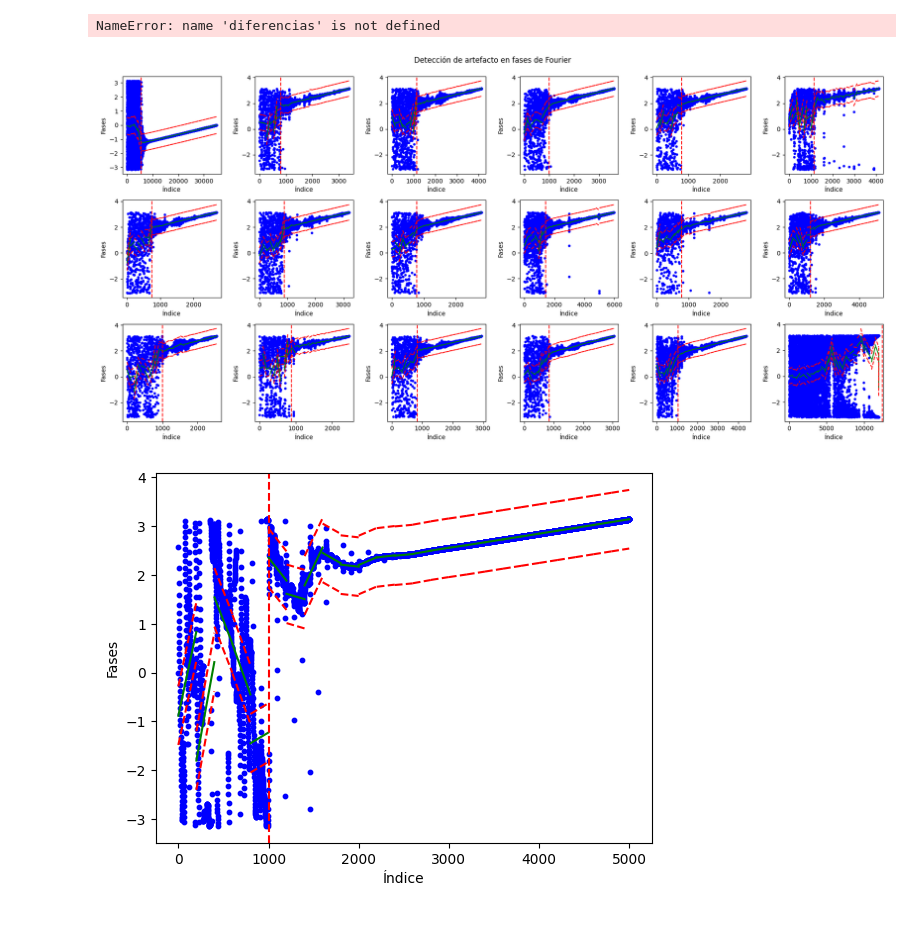
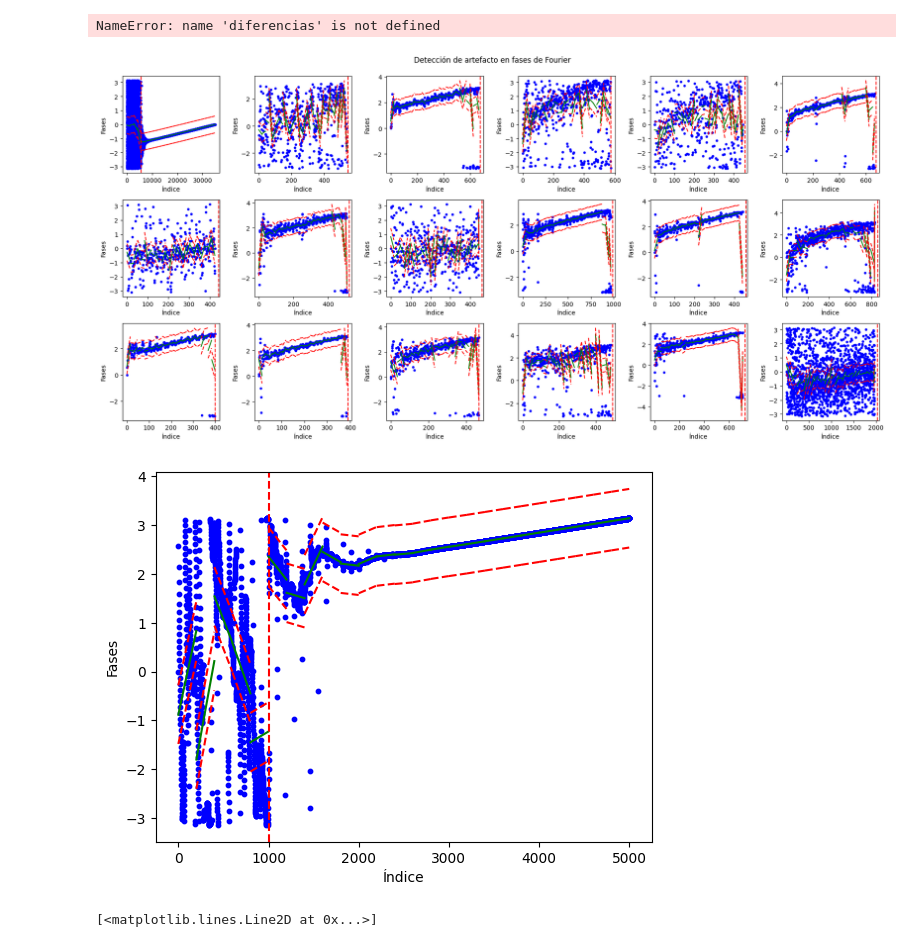
Before and after one commit to EduardoGarcia528/Tesis, a Jupyter notebook: segmented_lineal_regression.ipynb, the cells around one changed output. Saved outputs shown, nothing was run; the diff lists cells and outputs as text; code cells hidden in the pictures.

Commit message:
running avg

```diff
--- a/segmented_lineal_regression.ipynb
+++ b/segmented_lineal_regression.ipynb
@@ -407,6 +407,39 @@ def lorenz_system(x0, y0, z0, sigma=10, rho=1005, beta=8/3, dt=0.001, steps=1000
         z[i] = z[i-1] + (kz1 + 2 * kz2 + 2 * kz3 + kz4) / 6
 
     return x, y, z
+# %%
+def m(composer,serie, n=50, step=1):
+    """
+    Calcula el running average (promedio móvil) de un array con una ventana deslizante de tamaño n y un paso dado.
+
+    Parameters:
+        array (list o np.ndarray): El array de entrada.
+        n (int): Tamaño de la ventana deslizante.
+        step (int): Cantidad de pasos que la ventana se desplaza cada vez. Por defecto es 1.
+
+    Returns:
+        np.ndarray: El array con los promedios móviles.
+    """
+    array = composers_Hz[composer]['Serie_'+str(serie)]
+    if n <= 0:
+        raise ValueError("El tamaño de la ventana debe ser mayor que 0.")
+    if n > len(array):
+        raise ValueError("El tamaño de la ventana no puede ser mayor que el tamaño del array.")
+    if step <= 0:
+        raise ValueError("El paso debe ser mayor que 0.")
+
+    # Convertimos a un array de NumPy por conveniencia
+    array = np.asarray(array)
+
+    # Lista para almacenar los promedios
+    result = []
+
+    # Aplicamos la ventana deslizante con el paso definido
+    for i in range(0, len(array) - n + 1, step):
+        window = array[i:i + n]
+        result.append(np.mean(window))
+
+    return np.array(result)
 # %%
 import numpy as np
 import matplotlib.pyplot as plt
@@ -496,33 +529,35 @@ ara = [np.loadtxt("lorenz_x_28.0.txt"),m('Debussy', 166),
 # for ara in [np.loadtxt("lorenz_x_28.0.txt"),m('Debussy', 166),
 #             m('Debussy', 18),m('Debussy', 16),m('Faure',43),m('Dvorak',50),m('Dvorak', 49),
 #             m('Dvorak',48),m('Tchaikovsky', 126),m('Tchaikovsky', 120),m('Alkan', 120),
 #             m('Alkan', 114),m('Alkan', 42),m('Liszt', 22),m('Chopin',152),m('Chopin', 125),
 #             m('Schubert',7)]:
 
 #     data = np.angle(np.fft.rfft(ara[1:]))
 #         # Ajustar el modelo con 3 ventanas
 #     porcentajes = ajustar_por_num_ventanas_con_paralelas(data, num_ventanas=25, b = 0.6)
 # print(J_univariante(m('Byrd',26), 1, True)[0])
 
 fig, axes = plt.subplots(3, 6, figsize=(18, 9))  # 3 filas, 6 columnas, tamaño ajustado
 
 # Iterar sobre cada subplot y añadir datos
 for array, ax in zip(ara,axes.flat):  # `axes.flat` para iterar en 1D
     data = np.angle(np.fft.rfft(array[1:]))
     porcentajes = ajustar_por_num_ventanas_con_paralelas(data, num_ventanas=25, b = 0.6,ax=ax)
 
 # Ajustar los espacios entre subplots
 plt.tight_layout()
 plt.suptitle(f'Detección de artefacto en fases de Fourier')
 plt.subplots_adjust(top=0.93)  # Reduce el espacio reservado para las subgráficas
 # Mostrar la figura
 plt.show()
-
 fig, ax = plt.subplots(1, 1)
 array = m('Bach',1788)
 xs, ys, zs = lorenz_system(3.083289188624795, 1.792622709328299 , 1.34, sigma=10, rho=100.5, beta=8/3, dt=0.01, steps=10000)
 data = np.angle(np.fft.rfft(xs[1:]))
 porcentajes = ajustar_por_num_ventanas_con_paralelas(data, num_ventanas=25, b = 0.6,ax=ax)
+plt.show()
+plt.plot(np.angle(np.fft.rfft(np.loadtxt("lorenz_x_28.0.txt"))), '.')
 # %% [output]
-[figure, old version]
+[figure, new version]
 [figure]
+[<matplotlib.lines.Line2D at 0x...>]
```
Also changed, not shown: parts of 3 cells of this notebook, 4 other files.
